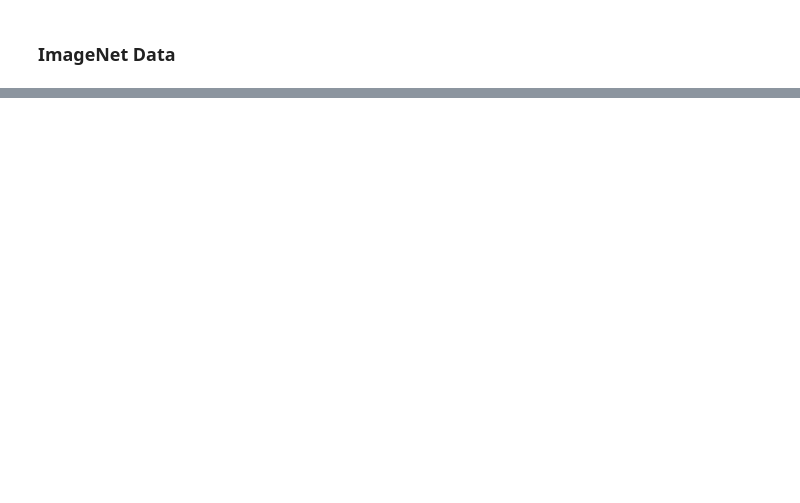
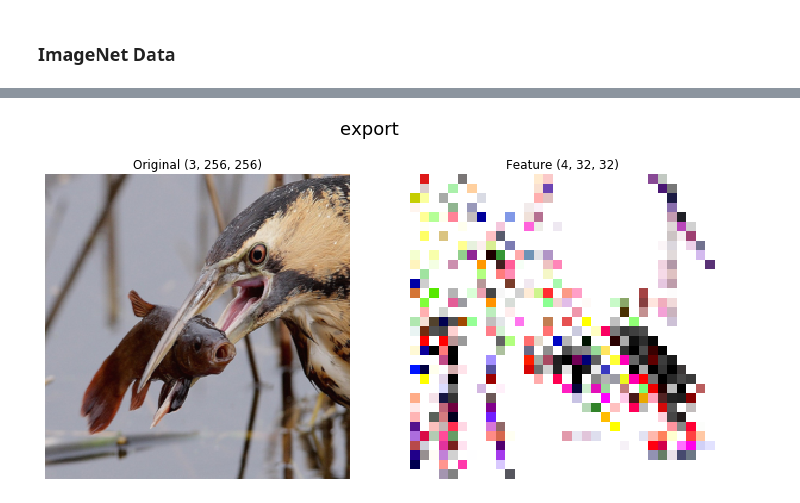
Before and after one commit to Longzz0824/Critical-Multitask-Batch-Sizes-in-Diffusion-Models, a Jupyter notebook: GNS.ipynb, the cells around one changed output, grey strips where cells are left out. Saved outputs shown, nothing was run; the diff lists cells and outputs as text; code cells hidden in the pictures; blank space fills up the shorter version.

```diff
--- a/GNS.ipynb
+++ b/GNS.ipynb
@@ -47,3 +47,31 @@ Device: cpu
 Dataset: 50000 Images
 Image Shape: (3, 256, 256)
 [figure]
+# %%
+def show_feature(img_no: int):
+    dataset = ImageFolder("./data", transform=T.Compose([T.Resize((256, 256)), T.ToTensor()]))
+    idx_to_class = {v: k for k, v in dataset.class_to_idx.items()}
+    img, trgt = dataset[img_no]
+    label = idx_to_class[trgt]
+    plt.figure(figsize=(12, 6))
+    plt.suptitle(f"{label}", fontsize=18)
+
+    ## Original image
+    plt.subplot(1, 2, 1)
+    plt.title(f"Original {tuple(img.shape)}", fontsize=12)
+    plt.imshow(img.permute(1, 2, 0))
+    plt.axis("off")
+
+    ## Latent feature
+    arr = np.load(f"./features/imagenet256_features/{img_no}.npy")
+    arr = np.clip(arr.squeeze(0), 0, 1)
+    plt.subplot(1, 2, 2)
+    plt.title(f"Feature {arr.shape}", fontsize=12)
+    plt.imshow(arr.transpose(1, 2, 0))
+    plt.axis("off")
+    plt.show()
+
+
+show_feature(10)
+# %% [output]
+[figure, added]
```
Also changed, not shown: parts of 1 cell of this notebook, 3 other files.
